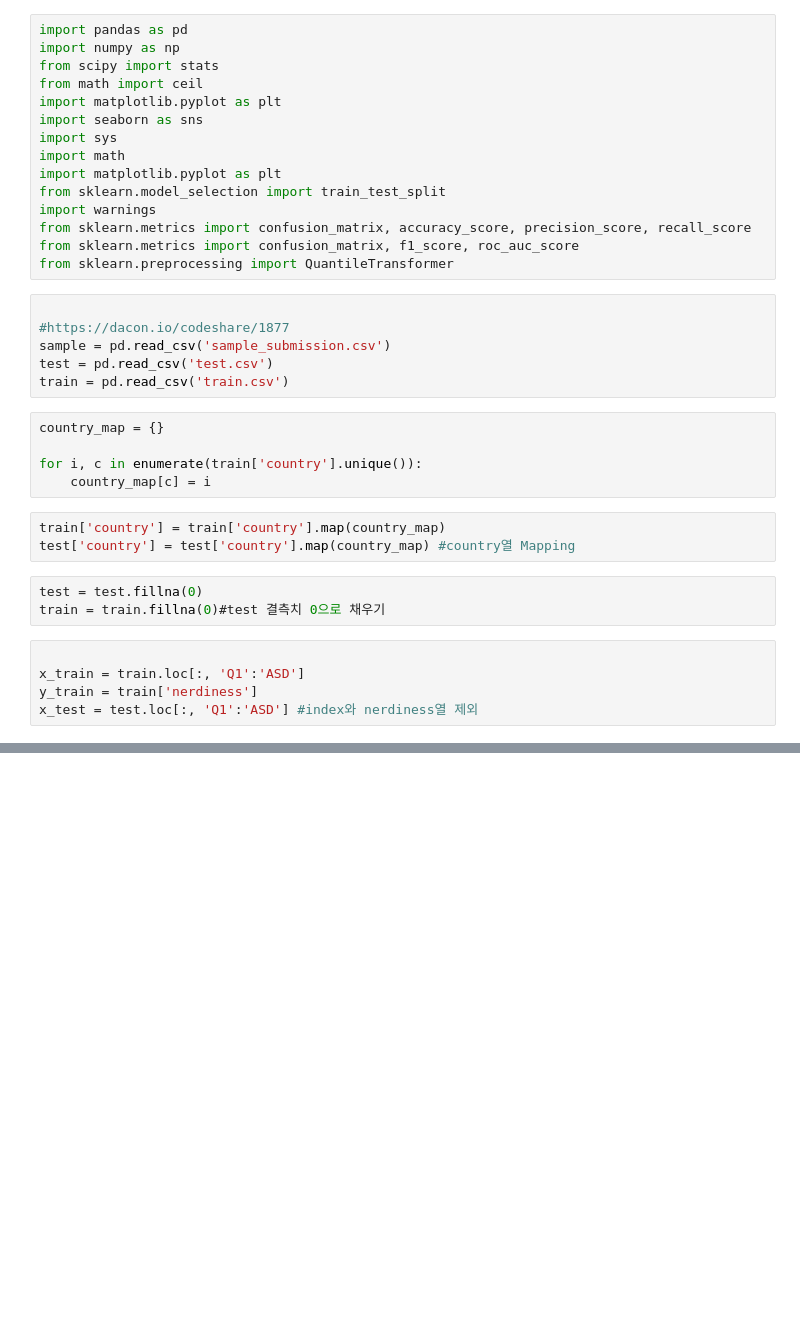
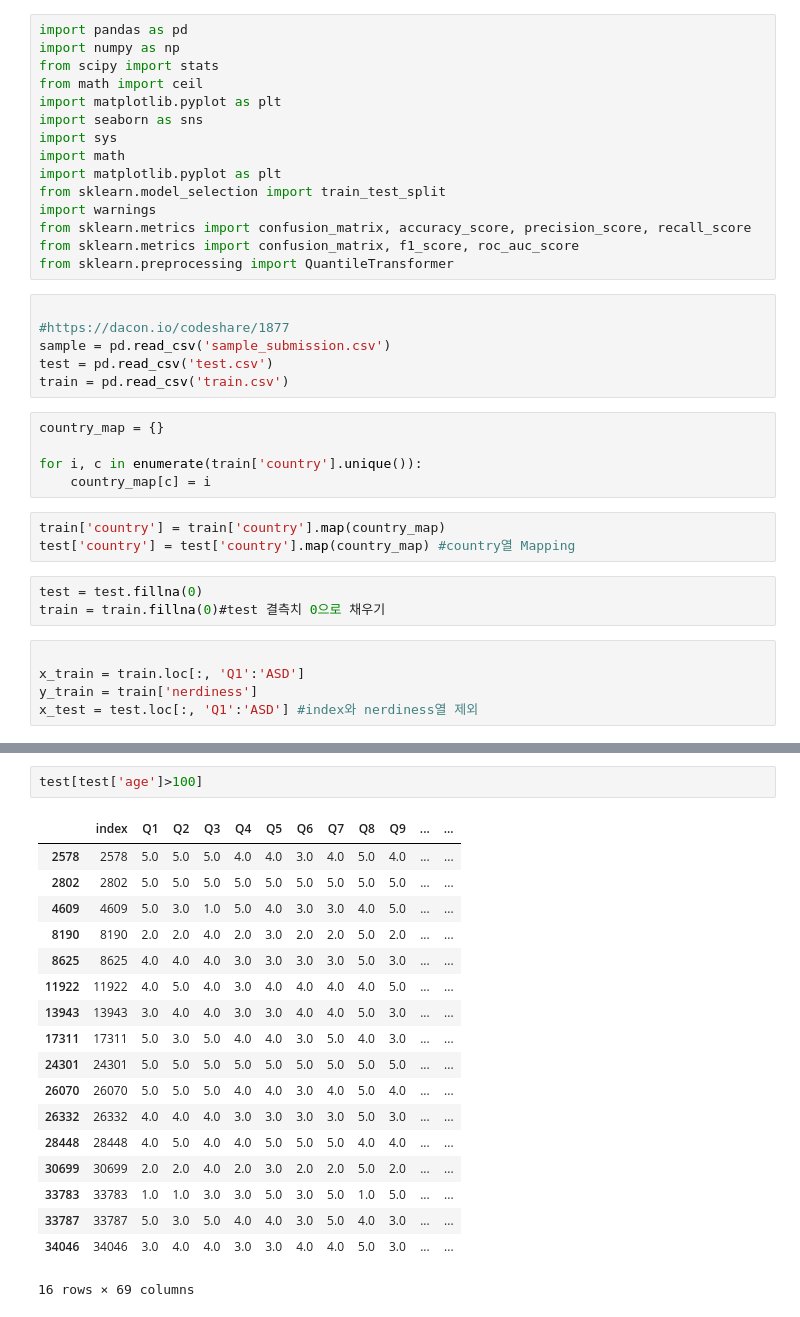
Before and after one commit to ha-seungwon/DACON-Psychological_Prediction, a Jupyter notebook: findout the feature.ipynb, the cells around one changed output, grey strips where cells are left out. Drawn from its saved outputs; the diff is of its cells as text; blank space fills up the shorter version.

```diff
--- a/findout the feature.ipynb
+++ b/findout the feature.ipynb
@@ -99,0 +49,21 @@ sample['nerdiness'].sum()
+# %%
+test[test['age']>100]
+# %% [output]
+|  | index | Q1 | Q2 | Q3 | Q4 | Q5 | Q6 | Q7 | Q8 | Q9 | ... | ... |
+| 2578 | 2578 | 5.0 | 5.0 | 5.0 | 4.0 | 4.0 | 3.0 | 4.0 | 5.0 | 4.0 | ... | ... |
+| 2802 | 2802 | 5.0 | 5.0 | 5.0 | 5.0 | 5.0 | 5.0 | 5.0 | 5.0 | 5.0 | ... | ... |
+| 4609 | 4609 | 5.0 | 3.0 | 1.0 | 5.0 | 4.0 | 3.0 | 3.0 | 4.0 | 5.0 | ... | ... |
+| 8190 | 8190 | 2.0 | 2.0 | 4.0 | 2.0 | 3.0 | 2.0 | 2.0 | 5.0 | 2.0 | ... | ... |
+| 8625 | 8625 | 4.0 | 4.0 | 4.0 | 3.0 | 3.0 | 3.0 | 3.0 | 5.0 | 3.0 | ... | ... |
+| 11922 | 11922 | 4.0 | 5.0 | 4.0 | 3.0 | 4.0 | 4.0 | 4.0 | 4.0 | 5.0 | ... | ... |
+| 13943 | 13943 | 3.0 | 4.0 | 4.0 | 3.0 | 3.0 | 4.0 | 4.0 | 5.0 | 3.0 | ... | ... |
+| 17311 | 17311 | 5.0 | 3.0 | 5.0 | 4.0 | 4.0 | 3.0 | 5.0 | 4.0 | 3.0 | ... | ... |
+| 24301 | 24301 | 5.0 | 5.0 | 5.0 | 5.0 | 5.0 | 5.0 | 5.0 | 5.0 | 5.0 | ... | ... |
+| 26070 | 26070 | 5.0 | 5.0 | 5.0 | 4.0 | 4.0 | 3.0 | 4.0 | 5.0 | 4.0 | ... | ... |
+| 26332 | 26332 | 4.0 | 4.0 | 4.0 | 3.0 | 3.0 | 3.0 | 3.0 | 5.0 | 3.0 | ... | ... |
+| 28448 | 28448 | 4.0 | 5.0 | 4.0 | 4.0 | 5.0 | 5.0 | 5.0 | 4.0 | 4.0 | ... | ... |
+| 30699 | 30699 | 2.0 | 2.0 | 4.0 | 2.0 | 3.0 | 2.0 | 2.0 | 5.0 | 2.0 | ... | ... |
+| 33783 | 33783 | 1.0 | 1.0 | 3.0 | 3.0 | 5.0 | 3.0 | 5.0 | 1.0 | 5.0 | ... | ... |
+| 33787 | 33787 | 5.0 | 3.0 | 5.0 | 4.0 | 4.0 | 3.0 | 5.0 | 4.0 | 3.0 | ... | ... |
+| 34046 | 34046 | 3.0 | 4.0 | 4.0 | 3.0 | 3.0 | 4.0 | 4.0 | 5.0 | 3.0 | ... | ... |
+16 rows × 69 columns
```
Also changed, not shown: parts of 13 cells of this notebook, 3 other files.
